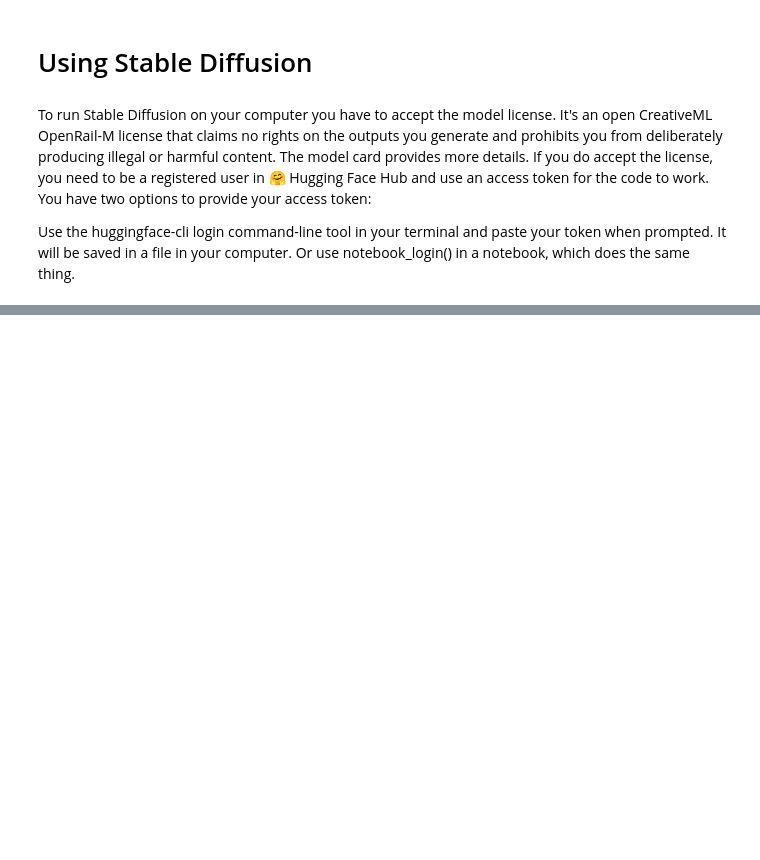
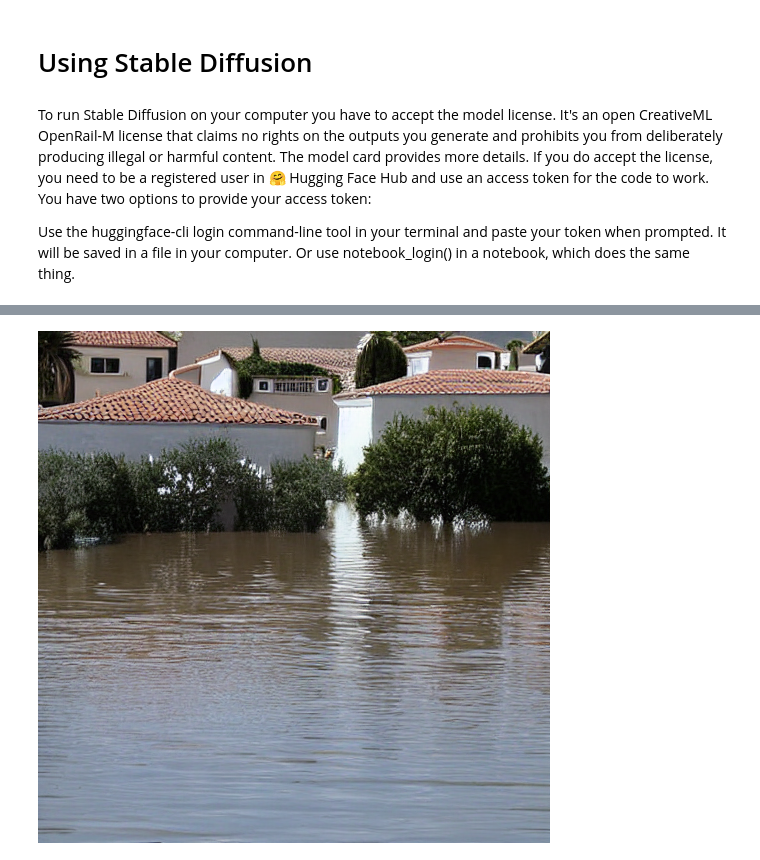
Before and after one commit to afortuny/StableDifusion, a Jupyter notebook: Stable_Diffusion_Deep_Dive.ipynb, the cells around one changed output, grey strips where cells are left out. Saved outputs shown, nothing was run; the diff lists cells and outputs as text; code cells hidden in the pictures; blank space fills up the shorter version.

```diff
--- a/Stable_Diffusion_Deep_Dive.ipynb
+++ b/Stable_Diffusion_Deep_Dive.ipynb
@@ -51,4 +55,2 @@ Stable Diffusion is a powerful text-to-image model. There are various websites a
 # %%
-from diffusers import StableDiffusionPipeline
-pipe = StableDiffusionPipeline.from_pretrained("CompVis/stable-diffusion-v1-4", revision="fp16", torch_dtype=torch.float16, use_auth_token=True).to("cuda")
-image = pipe("An astronaught scuba diving").images[0]
+pipe = StableDiffusionPipeline.from_pretrained("CompVis/stable-diffusion-v1-4", revision="fp16", torch_dtype=torch.float16).to("cuda")
@@ -56,0 +65,6 @@ ModuleNotFoundError: ignored
+# %%
+prompt = "a photograph of the sea flooding mediterranean houses"
+# %%
+pipe(prompt).images[0]
+# %% [output]
+[figure, added]
```
Also changed, not shown: parts of 9 cells of this notebook.
